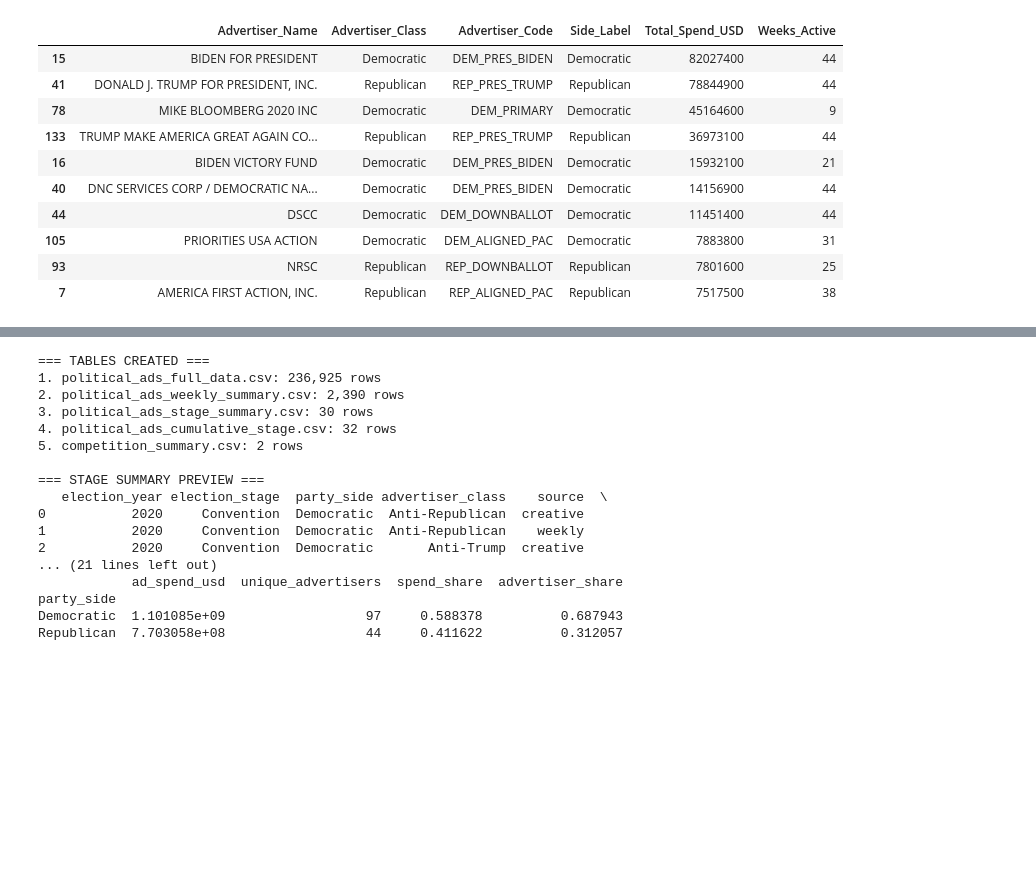
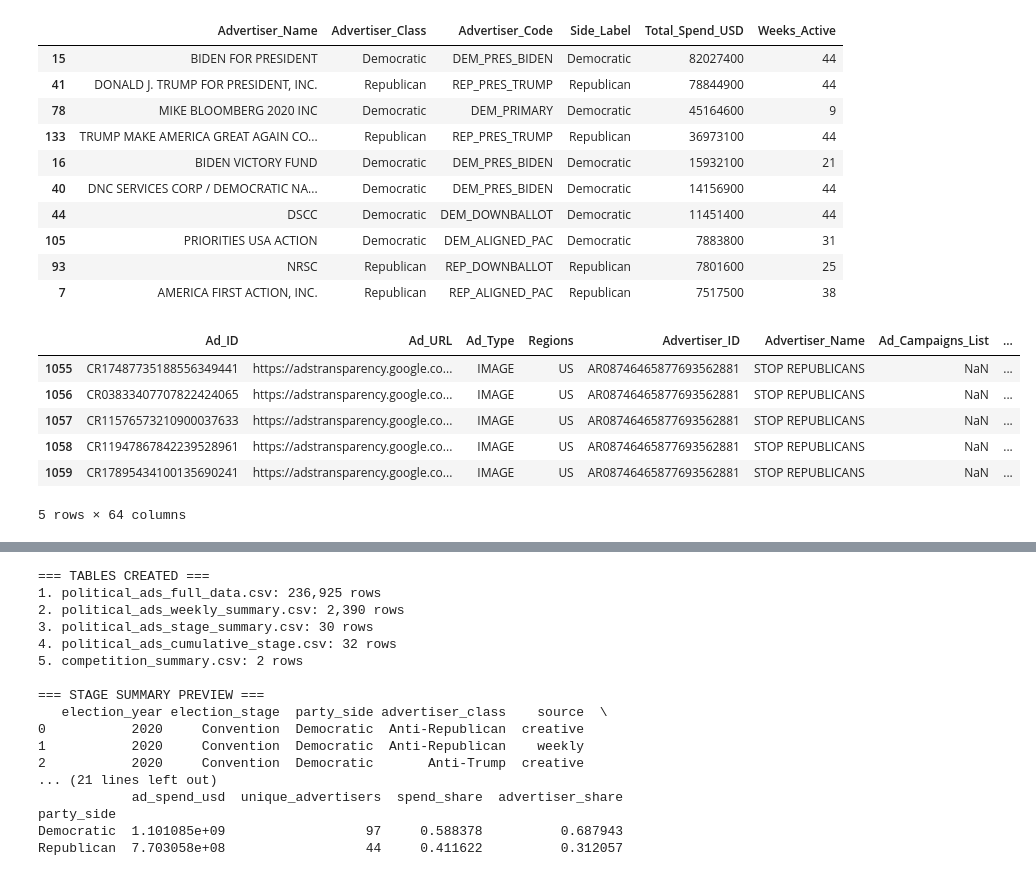
Before and after one commit to klyuchnikova/PoliticalVotingGames, a Jupyter notebook: collect_dataset.ipynb, the cells around one changed output, grey strips where cells are left out. Saved outputs shown, nothing was run; the diff lists cells and outputs as text; code cells hidden in the pictures; blank space fills up the shorter version.

Commit message:
table update

```diff
--- a/collect_dataset.ipynb
+++ b/collect_dataset.ipynb
@@ -944,3 +931,13 @@ Unidentified creative advertisers: 3092
 | 105 | PRIORITIES USA ACTION | Democratic | DEM_ALIGNED_PAC | Democratic | 7883800 | 31 |
 | 93 | NRSC | Republican | REP_DOWNBALLOT | Republican | 7801600 | 25 |
 | 7 | AMERICA FIRST ACTION, INC. | Republican | REP_ALIGNED_PAC | Republican | 7517500 | 38 |
+# %%
+ads_tables["creative_party_ads"].head(5)
+# %% [output]
+|  | Ad_ID | Ad_URL | Ad_Type | Regions | Advertiser_ID | Advertiser_Name | Ad_Campaigns_List | ... |
+| 1055 | CR17487735188556349441 | https://adstransparency.google.co... | IMAGE | US | AR08746465877693562881 | STOP REPUBLICANS | NaN | ... |
+| 1056 | CR03833407707822424065 | https://adstransparency.google.co... | IMAGE | US | AR08746465877693562881 | STOP REPUBLICANS | NaN | ... |
+| 1057 | CR11576573210900037633 | https://adstransparency.google.co... | IMAGE | US | AR08746465877693562881 | STOP REPUBLICANS | NaN | ... |
+| 1058 | CR11947867842239528961 | https://adstransparency.google.co... | IMAGE | US | AR08746465877693562881 | STOP REPUBLICANS | NaN | ... |
+| 1059 | CR17895434100135690241 | https://adstransparency.google.co... | IMAGE | US | AR08746465877693562881 | STOP REPUBLICANS | NaN | ... |
+5 rows × 64 columns
```
Also changed, not shown: parts of 8 cells of this notebook, 5 other files.
